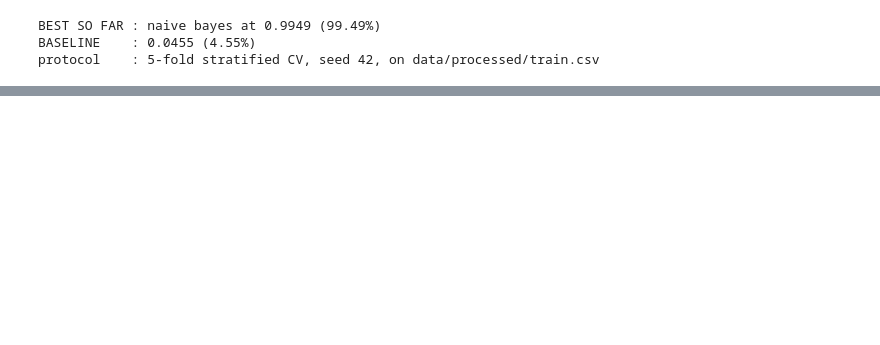
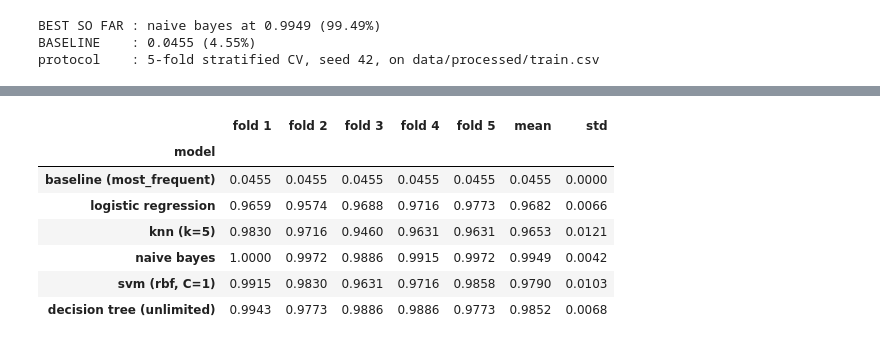
Before and after one commit to Raj-Indra-Asura/Crop-Recommendation-System, a Jupyter notebook: notebooks/05_classification_models.ipynb, the cells around one changed output, grey strips where cells are left out. Drawn from its saved outputs; the diff is of its cells as text; code cells hidden in the pictures; blank space fills up the shorter version.

```diff
--- a/notebooks/05_classification_models.ipynb
+++ b/notebooks/05_classification_models.ipynb
@@ -583,0 +1022,30 @@ protocol    : 5-fold stratified CV, seed 42, on data/processed/train.csv
+# %%
+candidates_v2 = {
+    **candidates,
+    "svm (rbf, C=1)": get_svm(),
+    "decision tree (unlimited)": get_decision_tree(),
+}
+
+rows_v2 = []
+for name, model in candidates_v2.items():
+    outcome = cross_validated_accuracy(make_pipeline(model), X_train, y_train)
+    rows_v2.append(
+        {
+            "model": name,
+            **{f"fold {i}": round(score, 4) for i, score in enumerate(outcome["scores"], start=1)},
+            "mean": round(outcome["mean"], 4),
+            "std": round(outcome["std"], 4),
+        }
+    )
+
+results_v2 = pd.DataFrame(rows_v2).set_index("model")
+results_v2
+# %% [output]
+|  | fold 1 | fold 2 | fold 3 | fold 4 | fold 5 | mean | std |
+| model |  |  |  |  |  |  |  |
+| baseline (most_frequent) | 0.0455 | 0.0455 | 0.0455 | 0.0455 | 0.0455 | 0.0455 | 0.0000 |
+| logistic regression | 0.9659 | 0.9574 | 0.9688 | 0.9716 | 0.9773 | 0.9682 | 0.0066 |
+| knn (k=5) | 0.9830 | 0.9716 | 0.9460 | 0.9631 | 0.9631 | 0.9653 | 0.0121 |
+| naive bayes | 1.0000 | 0.9972 | 0.9886 | 0.9915 | 0.9972 | 0.9949 | 0.0042 |
+| svm (rbf, C=1) | 0.9915 | 0.9830 | 0.9631 | 0.9716 | 0.9858 | 0.9790 | 0.0103 |
+| decision tree (unlimited) | 0.9943 | 0.9773 | 0.9886 | 0.9886 | 0.9773 | 0.9852 | 0.0068 |
```
Also changed, not shown: parts of 32 cells of this notebook.
